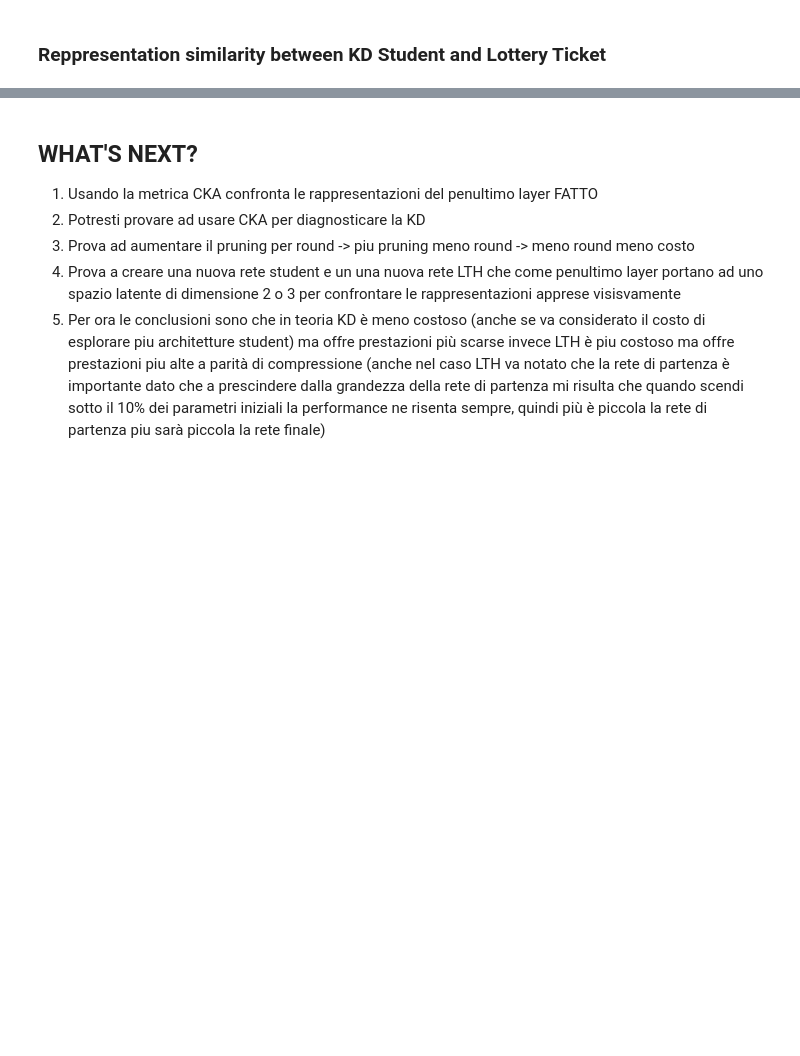
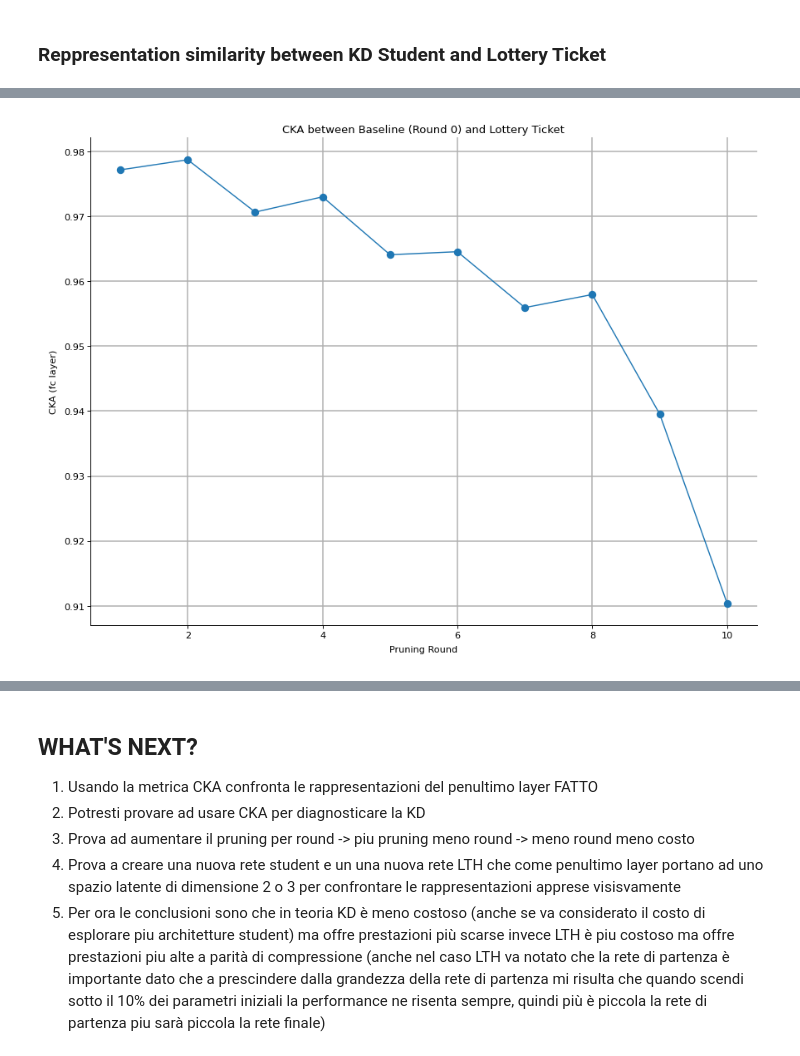
Before and after one commit to Piras2024/Compressing-Networks-with-KD-vs-LTH, a Jupyter notebook: notebook.ipynb, the cells around one changed output, grey strips where cells are left out. Drawn from its saved outputs; the diff is of its cells as text; code cells hidden in the pictures; blank space fills up the shorter version.

```diff
--- a/notebook.ipynb
+++ b/notebook.ipynb
@@ -1630,0 +1768,97 @@ plt.show()
+# %%
+import matplotlib.pyplot as plt
+import torch
+import torch.nn as nn
+import torch.nn.utils.prune as prune
+
+criterion = nn.CrossEntropyLoss()
+
+lth_baseline_layers = {
+    "fc": "classifier.1"
+}
+
+lottery_ticket_layers = {
+    "fc": "classifier.1"
+}
+
+# -------------------------
+# Load baseline once (round 0)
+# -------------------------
+lth_baseline = BigCNN().to(device)
+lth_baseline.load_state_dict(
+    torch.load("best_lth_model_round_0.pth", map_location=device)
+)
+
+baseline_loss, baseline_acc = eval_epoch(
+    lth_baseline, test_loader, criterion
+)
+
+# -------------------------
+# Storage
+# -------------------------
+rounds = []
+cka_values = []
+sparsities = []
+ticket_accuracies = []
+
+
+# -------------------------
+# Loop over rounds
+# -------------------------
+for round_id in range(1, 11):
+
+    print(f"\n===== ROUND {round_id} =====")
+
+    lottery_ticket = BigCNN().to(device)
+
+    parameters_to_prune = get_prunable_layers(lottery_ticket)
+    for module, param_name in parameters_to_prune:
+        prune.identity(module, param_name)
+
+    lottery_ticket.load_state_dict(
+        torch.load(f"best_lth_model_round_{round_id}.pth", map_location=device)
+    )
+
+    ticket_loss, ticket_acc = eval_epoch(
+        lottery_ticket, test_loader, criterion
+    )
+
+
+
+    sparsity_pct = count_sparsity(lottery_ticket)
+
+    print(f"Baseline  | Acc: {baseline_acc:.4f} | Loss: {baseline_loss:.4f}")
+    print(f"Ticket    | Acc: {ticket_acc:.4f} | Loss: {ticket_loss:.4f}")
+    print(f"Sparsity  | {sparsity_pct:.2f}%")
+
+    # -------------------------
+    # CKA
+    # -------------------------
+    cka, s_names, b_names = compute_cka_matrix(
+        lth_baseline,
+        lottery_ticket,
+        lth_baseline_layers,
+        lottery_ticket_layers,
+        train_loader,
+        device
+    )
+
+    cka_fc = cka[0][0]
+    print(f"CKA(fc, fc): {cka_fc:.4f}")
+
+    rounds.append(round_id)
+    cka_values.append(cka_fc)
+    sparsities.append(sparsity_pct)
+    ticket_accuracies.append(ticket_acc)
+
+# -------------------------
+# Plot CKA vs Round
+# -------------------------
+plt.figure()
+plt.plot(rounds, cka_values, marker='o')
+plt.xlabel("Pruning Round")
+plt.ylabel("CKA (fc layer)")
+plt.title("CKA between Baseline (Round 0) and Lottery Ticket")
+plt.grid(True)
+plt.show()
+# %% [output]
@@ -1630,0 +1882 @@ plt.show()
+[figure, added]
```
Also changed, not shown: parts of 58 cells of this notebook, 9 other files.
